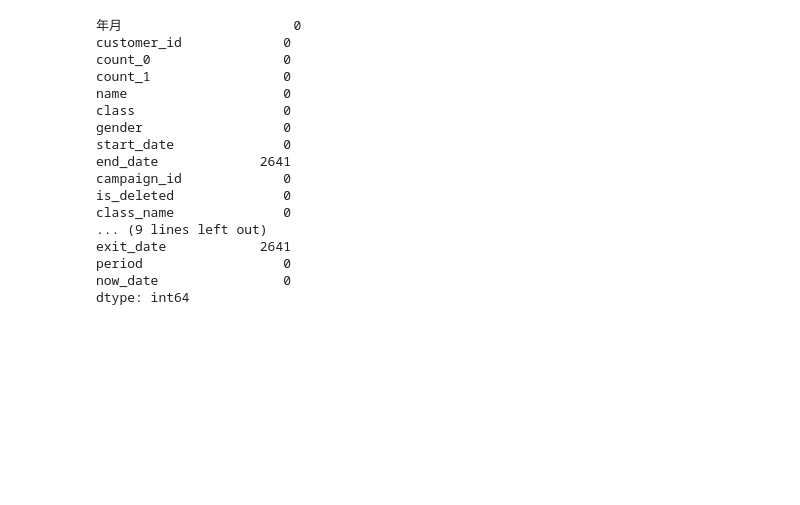
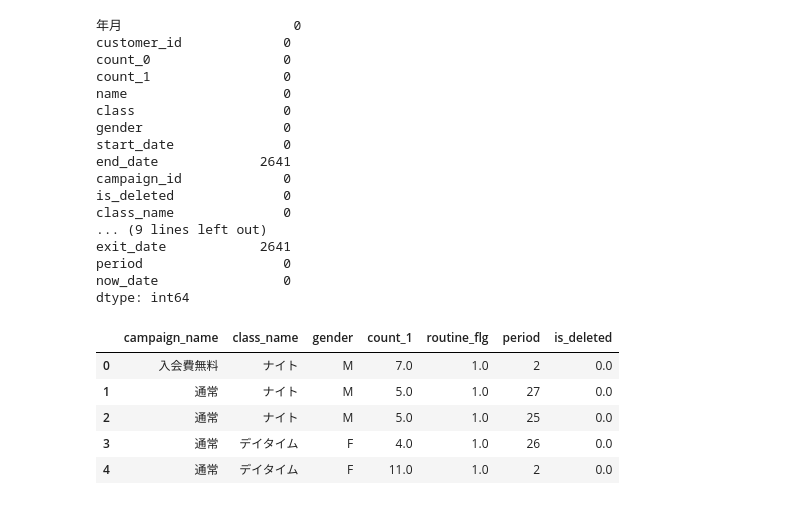
Before and after one commit to KodaiTakano/DataAnalysis100, a Jupyter notebook: session5/session5.ipynb, the cells around one changed output. Drawn from its saved outputs; the diff is of its cells as text; code cells hidden in the pictures; blank space fills up the shorter version.

```diff
--- a/session5/session5.ipynb
+++ b/session5/session5.ipynb
@@ -209,3 +209,14 @@ exit_date            2641
 period                  0
 now_date                0
 dtype: int64
+# %%
+target_col = ["campaign_name", "class_name", "gender", "count_1", "routine_flg", "period", "is_deleted"]
+predict_data = predict_data[target_col]
+predict_data.head()
+# %% [output]
+|  | campaign_name | class_name | gender | count_1 | routine_flg | period | is_deleted |
+| 0 | 入会費無料 | ナイト | M | 7.0 | 1.0 | 2 | 0.0 |
+| 1 | 通常 | ナイト | M | 5.0 | 1.0 | 27 | 0.0 |
+| 2 | 通常 | ナイト | M | 5.0 | 1.0 | 25 | 0.0 |
+| 3 | 通常 | デイタイム | F | 4.0 | 1.0 | 26 | 0.0 |
+| 4 | 通常 | デイタイム | F | 11.0 | 1.0 | 2 | 0.0 |
```
Also changed, not shown: parts of 5 cells of this notebook.
